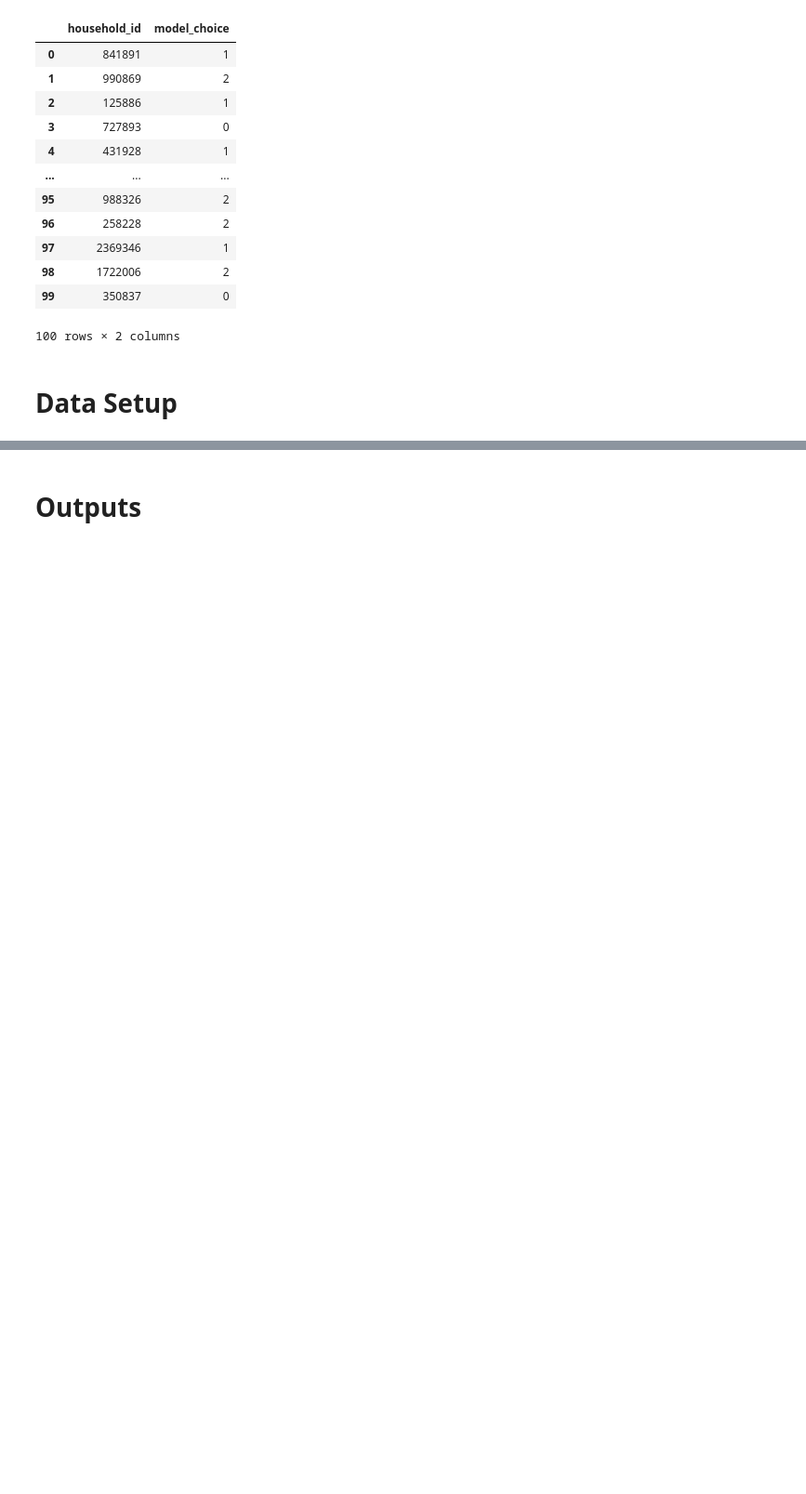
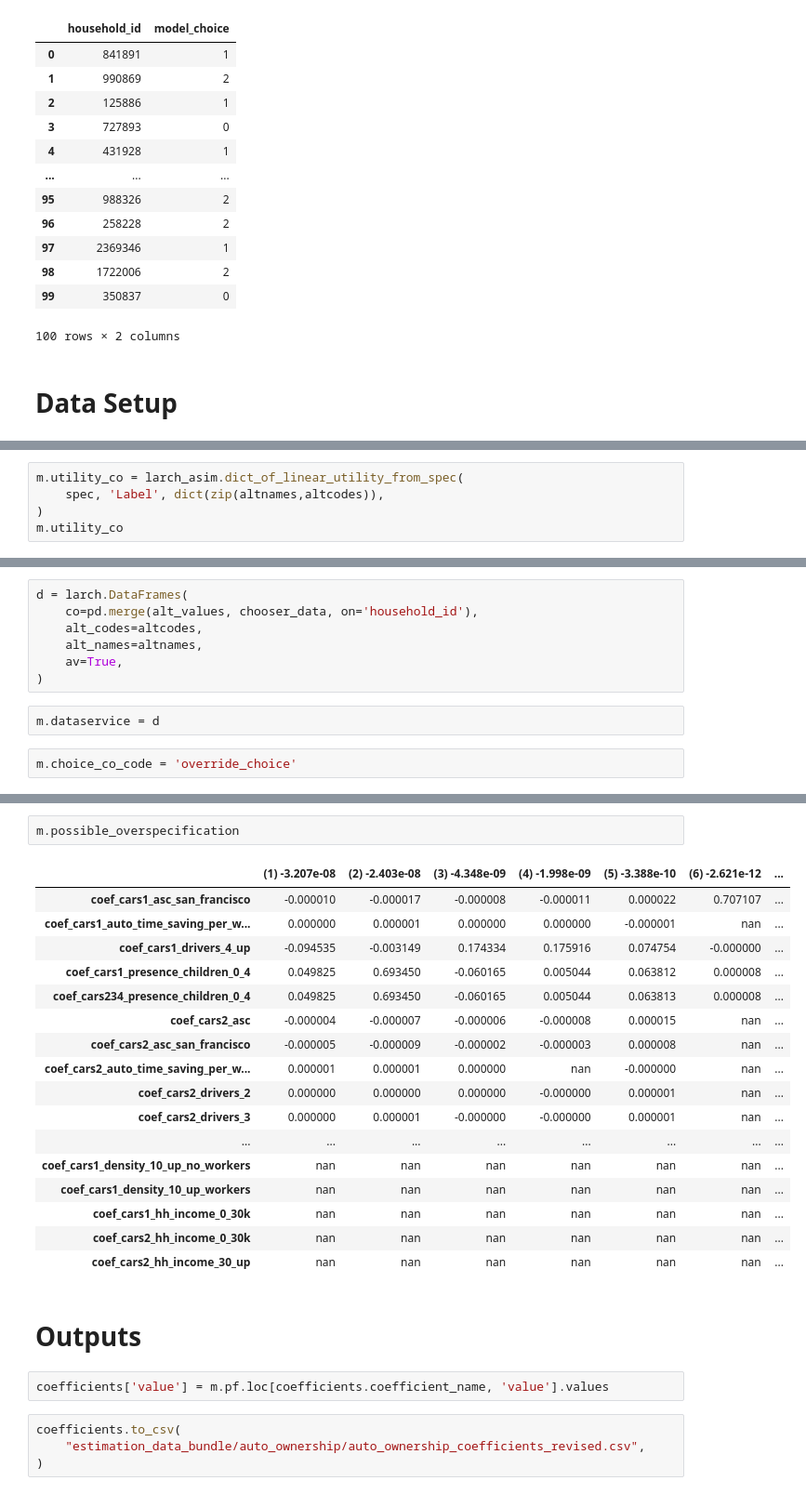
Before and after one commit to xyzjayne/activitysim, a Jupyter notebook: notebooks/estimating_auto_ownership.ipynb, the cells around one changed output, grey strips where cells are left out. Shown at 93% size. Saved outputs shown, nothing was run; the diff lists cells and outputs as text; blank space fills up the shorter version.

Commit message:
notebooks for auto ownership and workplace location estimation

```diff
--- a/notebooks/estimating_auto_ownership.ipynb
+++ b/notebooks/estimating_auto_ownership.ipynb
@@ -113,0 +126,5 @@ choices
+# %%
+m.utility_co = larch_asim.dict_of_linear_utility_from_spec(
+    spec, 'Label', dict(zip(altnames,altcodes)),
+)
+m.utility_co
@@ -113,0 +157,11 @@ choices
+# %%
+d = larch.DataFrames(
+    co=pd.merge(alt_values, chooser_data, on='household_id'),
+    alt_codes=altcodes,
+    alt_names=altnames,
+    av=True,
+)
+# %%
+m.dataservice = d
+# %%
+m.choice_co_code = 'override_choice'
@@ -114,2 +211,28 @@ choices
+# %%
+m.possible_overspecification
+# %% [output]
+|  | (1) -3.207e-08 | (2) -2.403e-08 | (3) -4.348e-09 | (4) -1.998e-09 | (5) -3.388e-10 | (6) -2.621e-12 | ... |
+| coef_cars1_asc_san_francisco | -0.000010 | -0.000017 | -0.000008 | -0.000011 | 0.000022 | 0.707107 | ... |
+| coef_cars1_auto_time_saving_per_w... | 0.000000 | 0.000001 | 0.000000 | 0.000000 | -0.000001 | nan | ... |
+| coef_cars1_drivers_4_up | -0.094535 | -0.003149 | 0.174334 | 0.175916 | 0.074754 | -0.000000 | ... |
+| coef_cars1_presence_children_0_4 | 0.049825 | 0.693450 | -0.060165 | 0.005044 | 0.063812 | 0.000008 | ... |
+| coef_cars234_presence_children_0_4 | 0.049825 | 0.693450 | -0.060165 | 0.005044 | 0.063813 | 0.000008 | ... |
+| coef_cars2_asc | -0.000004 | -0.000007 | -0.000006 | -0.000008 | 0.000015 | nan | ... |
+| coef_cars2_asc_san_francisco | -0.000005 | -0.000009 | -0.000002 | -0.000003 | 0.000008 | nan | ... |
+| coef_cars2_auto_time_saving_per_w... | 0.000001 | 0.000001 | 0.000000 | nan | -0.000000 | nan | ... |
+| coef_cars2_drivers_2 | 0.000000 | 0.000000 | 0.000000 | -0.000000 | 0.000001 | nan | ... |
+| coef_cars2_drivers_3 | 0.000000 | 0.000001 | -0.000000 | -0.000000 | 0.000001 | nan | ... |
+| ... | ... | ... | ... | ... | ... | ... | ... |
+| coef_cars1_density_10_up_no_workers | nan | nan | nan | nan | nan | nan | ... |
+| coef_cars1_density_10_up_workers | nan | nan | nan | nan | nan | nan | ... |
+| coef_cars1_hh_income_0_30k | nan | nan | nan | nan | nan | nan | ... |
+| coef_cars2_hh_income_0_30k | nan | nan | nan | nan | nan | nan | ... |
+| coef_cars2_hh_income_30_up | nan | nan | nan | nan | nan | nan | ... |
 # %% [markdown]
 # Outputs
+# %%
+coefficients['value'] = m.pf.loc[coefficients.coefficient_name, 'value'].values
+# %%
+coefficients.to_csv(
+    "estimation_data_bundle/auto_ownership/auto_ownership_coefficients_revised.csv",
+)
```
Also changed, not shown: parts of 13 cells of this notebook, 3 other files.
